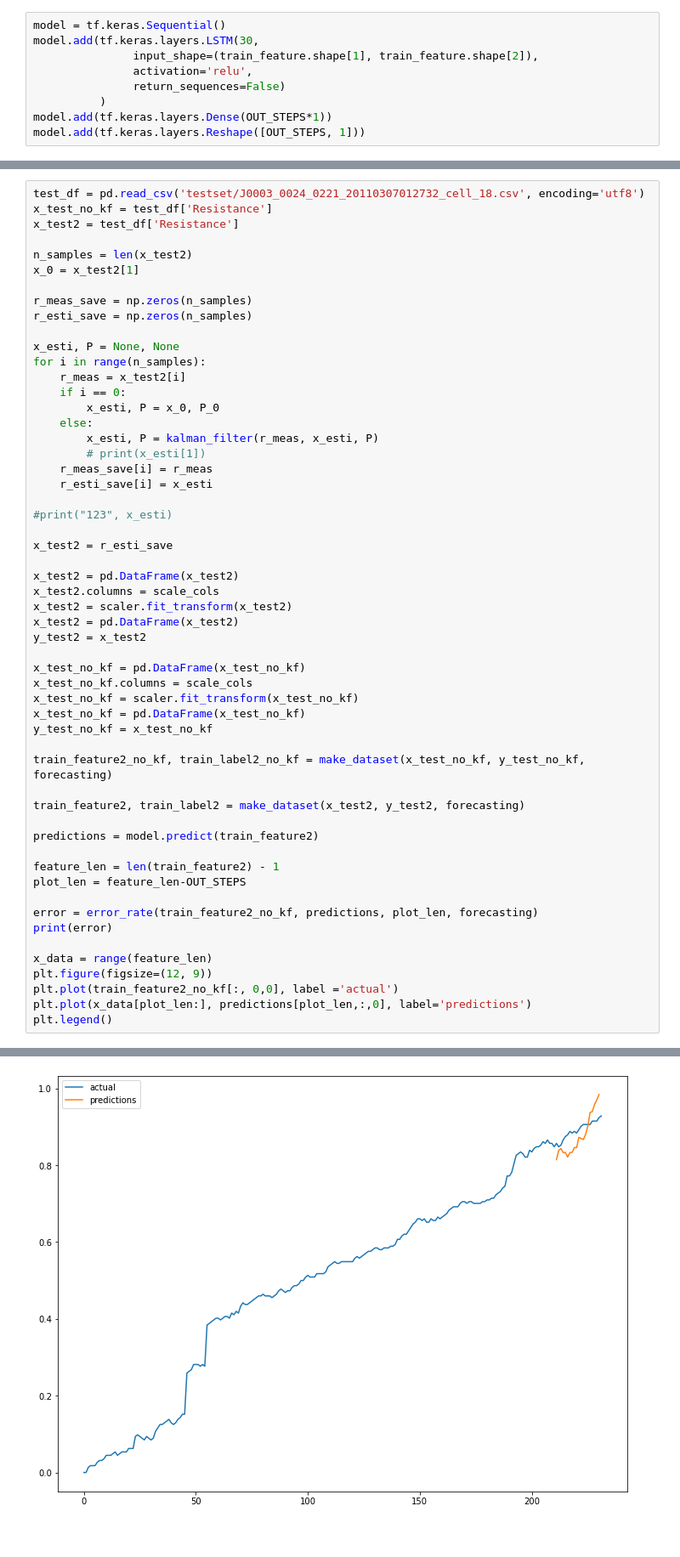
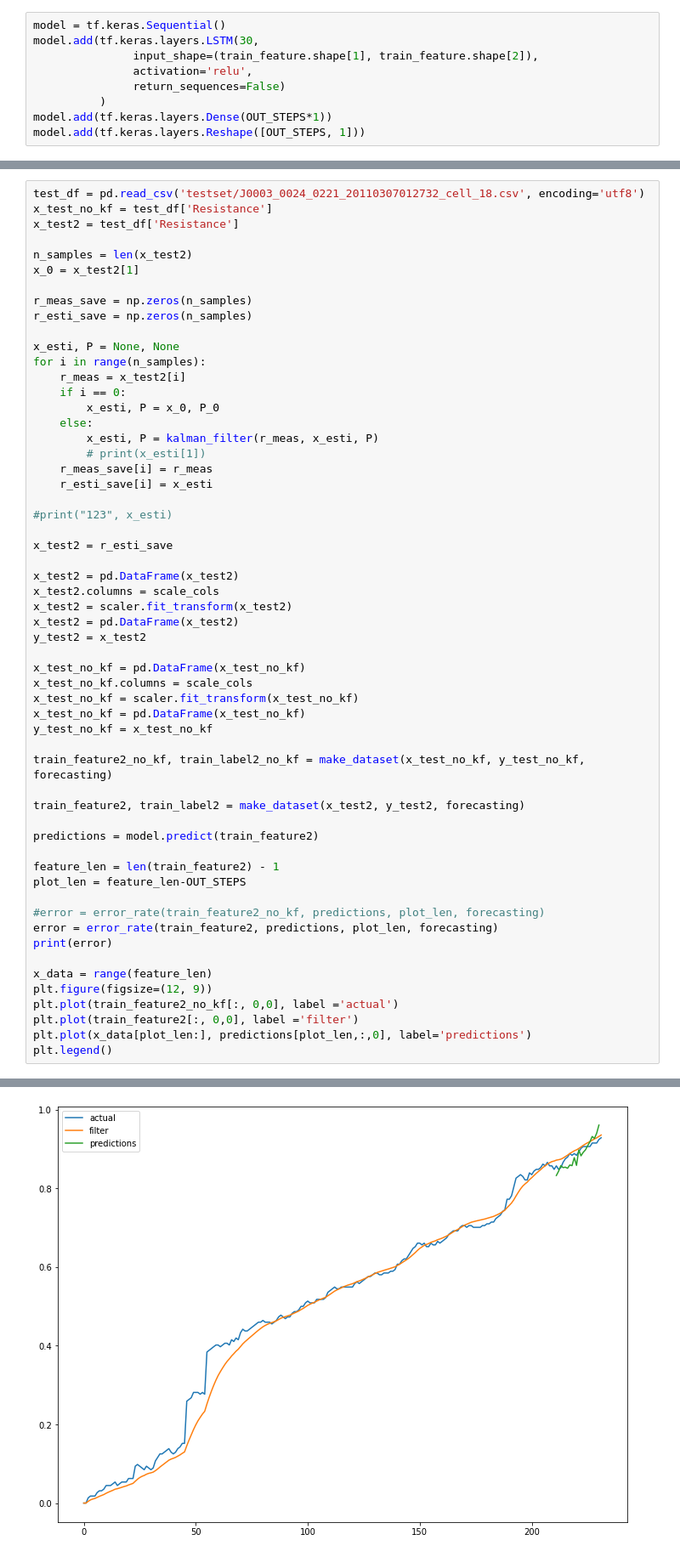
Before and after one commit to robertchoi/BatteryDatasetImplementation, a Jupyter notebook: omona/210514 KF_LSTM_cell_01.ipynb, the cells around one changed output, grey strips where cells are left out. Shown: that part at 85% size. Drawn from its saved outputs; the diff is of its cells as text.

```diff
--- a/omona/210514 KF_LSTM_cell_01.ipynb
+++ b/omona/210514 KF_LSTM_cell_01.ipynb
@@ -554,12 +562,14 @@ predictions = model.predict(train_feature2)
 feature_len = len(train_feature2) - 1
 plot_len = feature_len-OUT_STEPS
 
-error = error_rate(train_feature2_no_kf, predictions, plot_len, forecasting)
+#error = error_rate(train_feature2_no_kf, predictions, plot_len, forecasting)
+error = error_rate(train_feature2, predictions, plot_len, forecasting)
 print(error)
 
 x_data = range(feature_len)
 plt.figure(figsize=(12, 9))
 plt.plot(train_feature2_no_kf[:, 0,0], label ='actual')
+plt.plot(train_feature2[:, 0,0], label ='filter')
 plt.plot(x_data[plot_len:], predictions[plot_len,:,0], label='predictions')
 plt.legend()
 # %% [output]
@@ -583,5 +593,5 @@ num 19 7.07102333627099 actual 0.9151785714285712 prediction 0.97989106
 <matplotlib.legend.Legend at 0x...>
-[figure, old version]
+[figure, new version]
 # %%
 test_df = pd.read_csv('testset/J0003_0024_0221_20110307012732_cell_19.csv', encoding='utf8')
 x_test_no_kf = test_df['Resistance']
```
Also changed, not shown: parts of 10 cells of this notebook.
